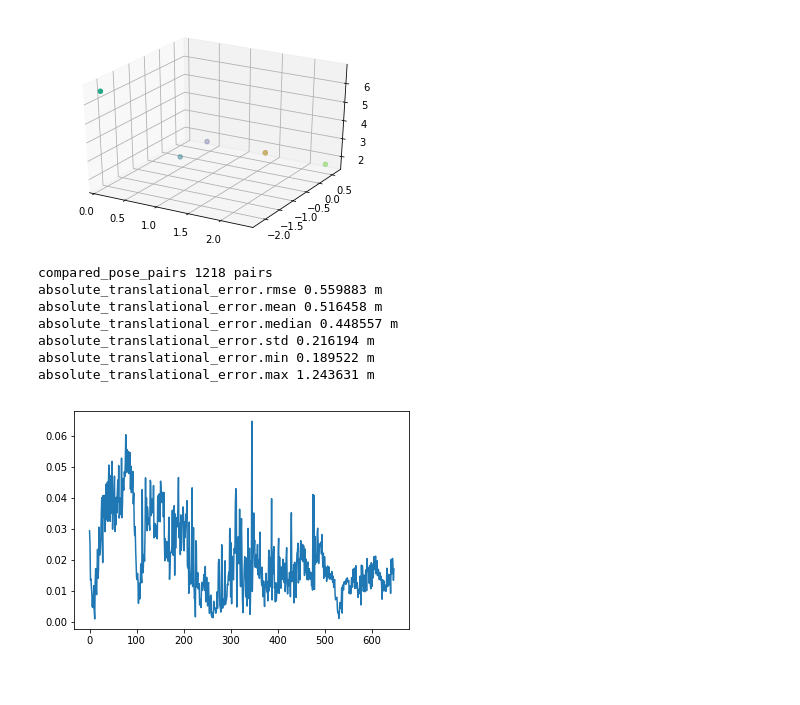
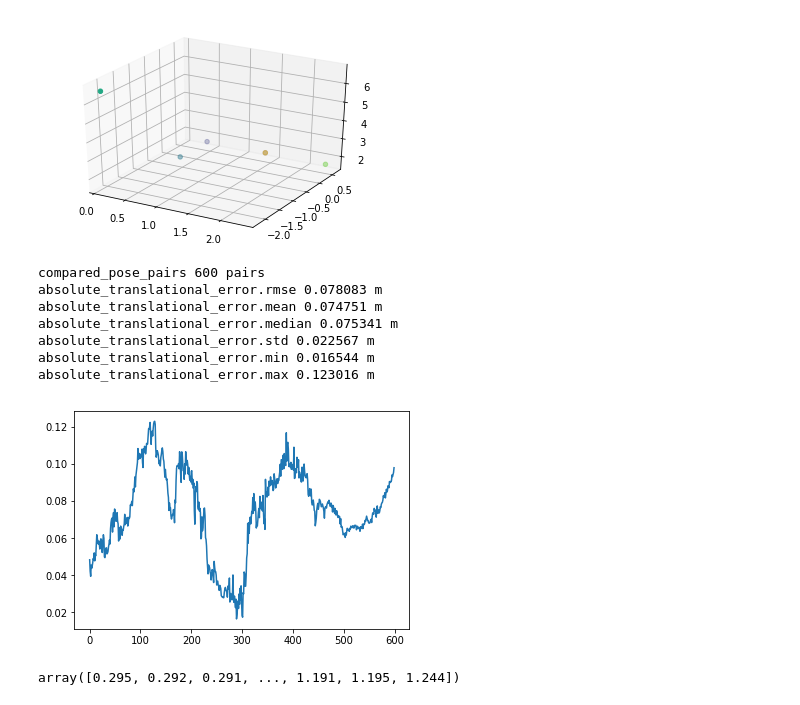
Before and after one commit to akhiaji/VisualOdometry, a Jupyter notebook: VO Testing.ipynb, the cells around one changed output. Drawn from its saved outputs; the diff is of its cells as text; code cells hidden in the pictures.

```diff
--- a/VO Testing.ipynb
+++ b/VO Testing.ipynb
@@ -396,11 +396,13 @@ def errorPerStep(outputData, groundtruth, aligned=False):
         second_xyz_full = rot * second_xyz_full + trans
     error = []
     total_error = [0]
-    for i in range(second_xyz.shape[1] -1):
+    error = np.sqrt(np.sum(np.square(first_xyz - second_xyz), 0))
+
+    for i in range(error.shape[0]):
 #         print("recovered delta", second_xyz[:,i+1]-second_xyz[:,i])
 #         print("truth delta", first_xyz[:,i+1]-first_xyz[:,i])
-        error.append(np.sum(np.abs((second_xyz[:,i+1]-second_xyz[:,i]) - (first_xyz[:,i+1]-first_xyz[:,i]) )))
-        total_error.append(total_error[-1]+error[-1])
+#         error.append(np.sum(np.abs((second_xyz[:,i+1]-second_xyz[:,i]) - (first_xyz[:,i+1]-first_xyz[:,i]) )))
+        total_error.append(total_error[-1]+error[i])
     print("compared_pose_pairs %d pairs"%(len(trans_error)))
 
     print("absolute_translational_error.rmse %f m"%np.sqrt(np.dot(trans_error,trans_error) / len(trans_error)))
@@ -409,7 +411,7 @@ def errorPerStep(outputData, groundtruth, aligned=False):
     print("absolute_translational_error.std %f m"%np.std(trans_error))
     print("absolute_translational_error.min %f m"%np.min(trans_error))
     print("absolute_translational_error.max %f m"%np.max(trans_error))
-    return error, total_error
+    return trans_error, total_error
 # %%
 def align(model,data):
     """Align two trajectories using the method of Horn (closed-form).
@@ -444,15 +446,15 @@ def align(model,data):
     trans_error = np.sqrt(np.sum(np.multiply(alignment_error,alignment_error),0)).A[0]
     return rot,trans,trans_error
 # %%
-e,es = errorPerStep(output_data,"./rgbd_dataset_freiburg1_floor/groundtruth.txt", False)
+e,es = errorPerStep(output_data[:600],"./rgbd_dataset_freiburg1_floor/groundtruth.txt", False)
 # %% [output]
-compared_pose_pairs 1218 pairs
-absolute_translational_error.rmse 0.559883 m
-absolute_translational_error.mean 0.516458 m
-absolute_translational_error.median 0.448557 m
-absolute_translational_error.std 0.216194 m
-absolute_translational_error.min 0.189522 m
-absolute_translational_error.max 1.243631 m
+compared_pose_pairs 600 pairs
+absolute_translational_error.rmse 0.078083 m
+absolute_translational_error.mean 0.074751 m
+absolute_translational_error.median 0.075341 m
+absolute_translational_error.std 0.022567 m
+absolute_translational_error.min 0.016544 m
+absolute_translational_error.max 0.123016 m
 # %%
 df = pd.DataFrame(output_data)
 df = df.round(6)
@@ -460,5 +462,9 @@ df.iloc[0:1100].to_csv("results.txt", header=False, index=False, sep=' ')
 # %%
-plt.plot(range(len(e)), e)
+plt.plot(range(e.shape[0]), e)
 plt.savefig("error_accum")
 # %% [output]
-[figure, old version]
+[figure, new version]
+# %%
+e
+# %% [output]
+array([0.295, 0.292, 0.291, ..., 1.191, 1.195, 1.244])
```
Also changed, not shown: parts of 1 cell of this notebook, 1 other file.
